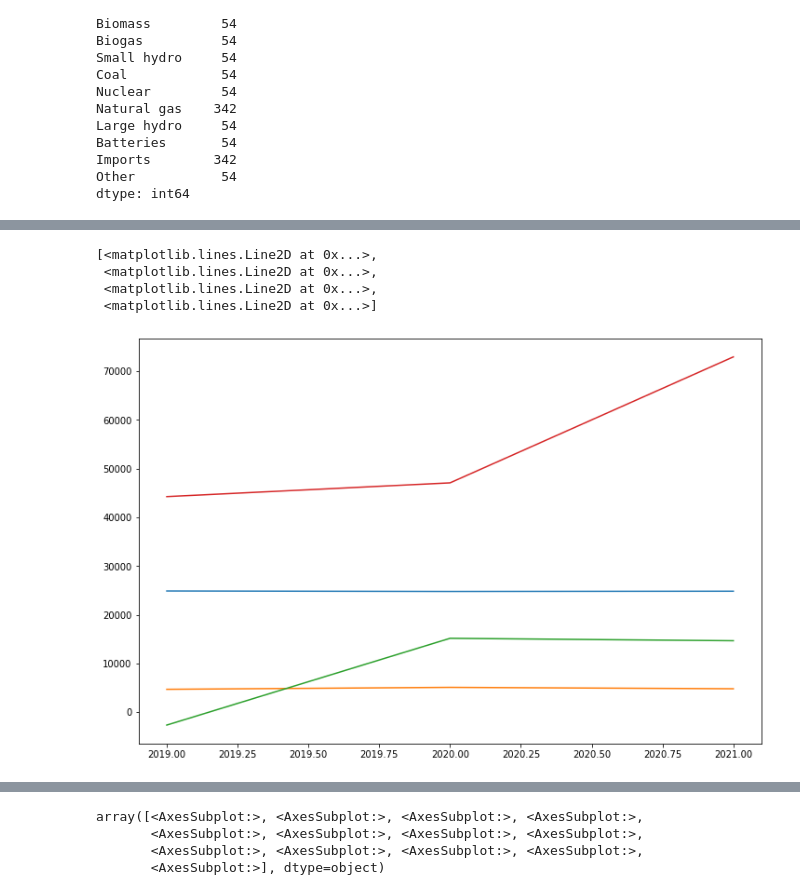
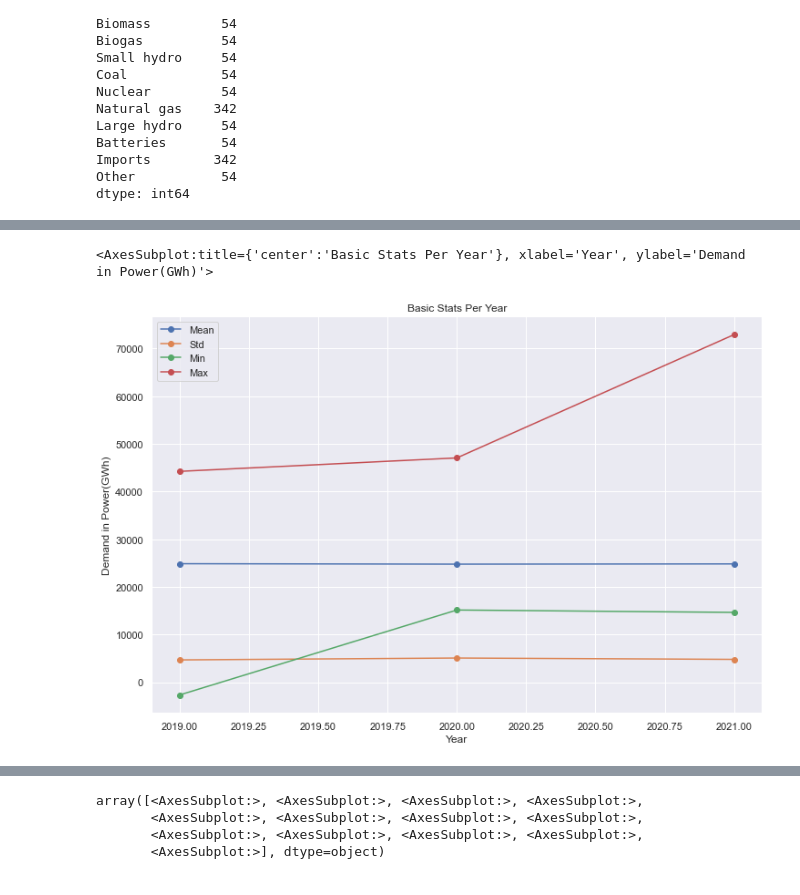
Before and after one commit to gkontogiannhs/Data-Mining, a Jupyter notebook: temp.ipynb, the cells around one changed output, grey strips where cells are left out. Cells and saved outputs as stored; diff of their text form; code cells hidden in the pictures.

Commit message:
more stats ploted

```diff
--- a/temp.ipynb
+++ b/temp.ipynb
@@ -137,15 +176,12 @@ pyplot.show(block=False)
 # %%
-# calc mean, std per year
+# calc mean, std, min, max per year
 means = demands.groupby(by=demands.index.year).mean()['Current demand']
 stds = demands.groupby(by=demands.index.year).std()['Current demand']
 mins = demands.groupby(by=demands.index.year).min()['Current demand']
 maxs = demands.groupby(by=demands.index.year).max()['Current demand']
 
-basic_stats = pd.concat([means, stds, mins, maxs], axis=1, keys=['Mean/Year', 'Std/Year', 'Min/Year', 'Max/Year'])
-pyplot.plot(basic_stats)
+basic_stats_year = pd.concat([means, stds, mins, maxs], axis=1, keys=['Mean', 'Std', 'Min', 'Max'])
+basic_stats_year.plot(xlabel='Year', ylabel='Demand in Power(GWh)', title='Basic Stats Per Year', marker='o')
 # %% [output]
-[<matplotlib.lines.Line2D at 0x...>,
- <matplotlib.lines.Line2D at 0x...>,
- <matplotlib.lines.Line2D at 0x...>,
- <matplotlib.lines.Line2D at 0x...>]
+<AxesSubplot:title={'center':'Basic Stats Per Year'}, xlabel='Year', ylabel='Demand in Power(GWh)'>
-[figure, old version]
+[figure, new version]
```
Also changed, not shown: parts of 7 cells of this notebook.
